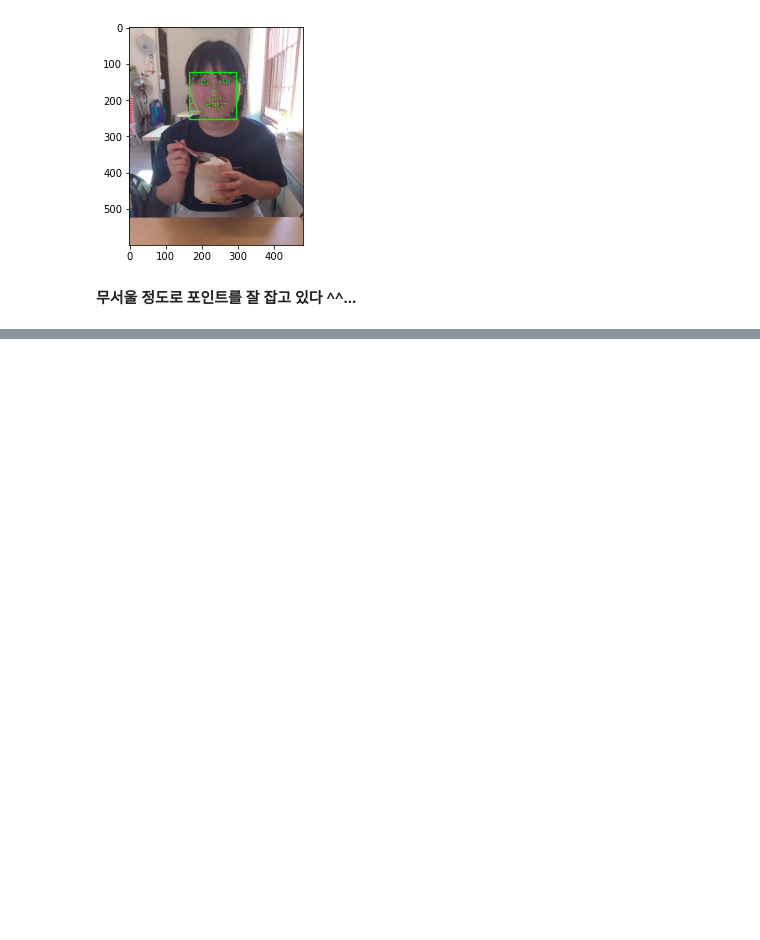
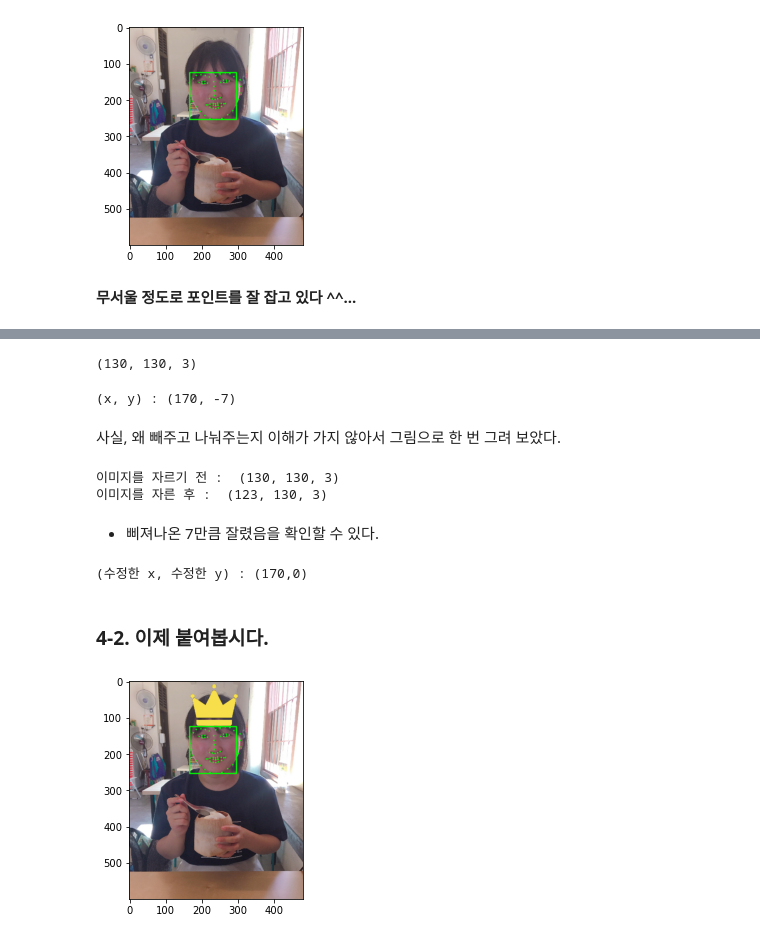
Before and after one commit to JeongeunJPark/AIFFEL_EX03_CameraSticker, a Jupyter notebook: Before Start.ipynb, the cells around one changed output, grey strips where cells are left out. Drawn from its saved outputs; the diff is of its cells as text; code cells hidden in the pictures; blank space fills up the shorter version.

```diff
--- a/Before Start.ipynb
+++ b/Before Start.ipynb
@@ -168,0 +196,11 @@ __무서울 정도로 포인트를 잘 잡고 있다 ^^...__
+# %%
+#이제 코의 위치를 알았으니, 스티커 이미지를 한 번 붙여볼까!
+import os
+
+#스티커를 컴퓨터 내부 패스에서 불러와 읽어온 다음, 위의 dlib_rect.w 사이즈로 리사이징 해준다.
+sticker_path = os.getenv('HOME') +'/SUBMIT_MISSION_GIT/ex3_CameraSticker/Images/king.png'
+sticker_img = cv2.imread(sticker_path)
+sticker_img = cv2.resize(sticker_img, (w,h))
+print(sticker_img.shape)
+# %% [output]
+(130, 130, 3)
@@ -168,0 +209,43 @@ __무서울 정도로 포인트를 잘 잡고 있다 ^^...__
+# %%
+# // 연산자 : "나누기 연산 후 소수점 이하의 수를 버리고, 정수 부분의 수만 구한다"
+#우리가 (refined_x, refined_y)로 구하는 함수 -> 이미지의 탑-레프트 끝점
+refined_x = x-w//2
+refined_y = y-h
+
+print('(x, y) : (%d, %d)'%(refined_x, refined_y))
+# %% [output]
+(x, y) : (170, -7)
+# %% [markdown]
+사실, 왜 빼주고 나눠주는지 이해가 가지 않아서 그림으로 한 번 그려 보았다.
+# %%
+#이미지를 저장한 numpy ndarray 형태에서 마이너스 된 y부분을 삭제할 수 있도록(크롭)
+print("이미지를 자르기 전 : " , sticker_img.shape)
+sticker_img= sticker_img[-refined_y:]
+print("이미지를 자른 후 : ", sticker_img.shape)
+# %% [output]
+이미지를 자르기 전 :  (130, 130, 3)
+이미지를 자른 후 :  (123, 130, 3)
+# %% [markdown]
+ * 삐져나온 7만큼 잘렸음을 확인할 수 있다.
+# %%
+#삐져나온 값을 잘랐으니, y는 다시 원본의 경계 크기로 수정해준다.
+
+refined_y = 0;
+print ('(수정한 x, 수정한 y) : (%d,%d)'%(refined_x, refined_y))
+# %% [output]
+(수정한 x, 수정한 y) : (170,0)
+# %% [markdown]
+### 4-2. 이제 붙여봅시다.
+# %%
+# sticker_area = [재정립한y:스티커의 세로길이만큼] , [재정립한x:재정립위치X+스티커 가로길이만큼]
+sticker_area = img_show[refined_y:sticker_img.shape[0], refined_x:refined_x+sticker_img.shape[1]]
+
+#이미지를 정해진 크기로 보여줄 것임
+#단, sticker_img가 0인 부분은 sticker_area를 적용하고, 아닌 부분은 sticker_img를 적용한다.
+img_show[refined_y:sticker_img.shape[0], refined_x:refined_x+sticker_img.shape[1]] =\
+np.where(sticker_img==0, sticker_area, sticker_img).astype(np.uint8)
+
+plt.imshow(cv2.cvtColor(img_show, cv2.COLOR_BGR2RGB))
+plt.show()
+# %% [output]
+[figure, added]
```
Also changed, not shown: parts of 8 cells of this notebook, 8 other files.
